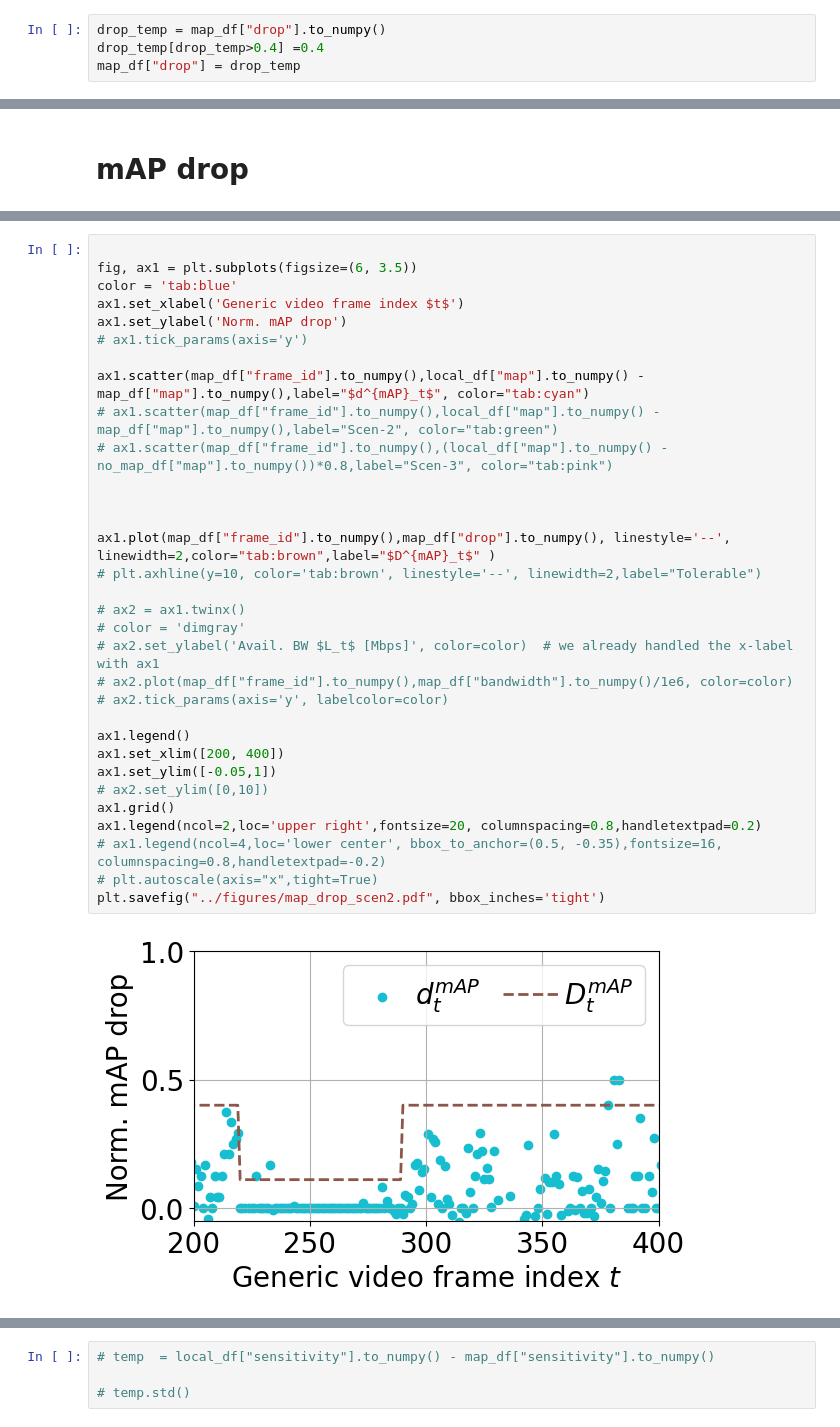
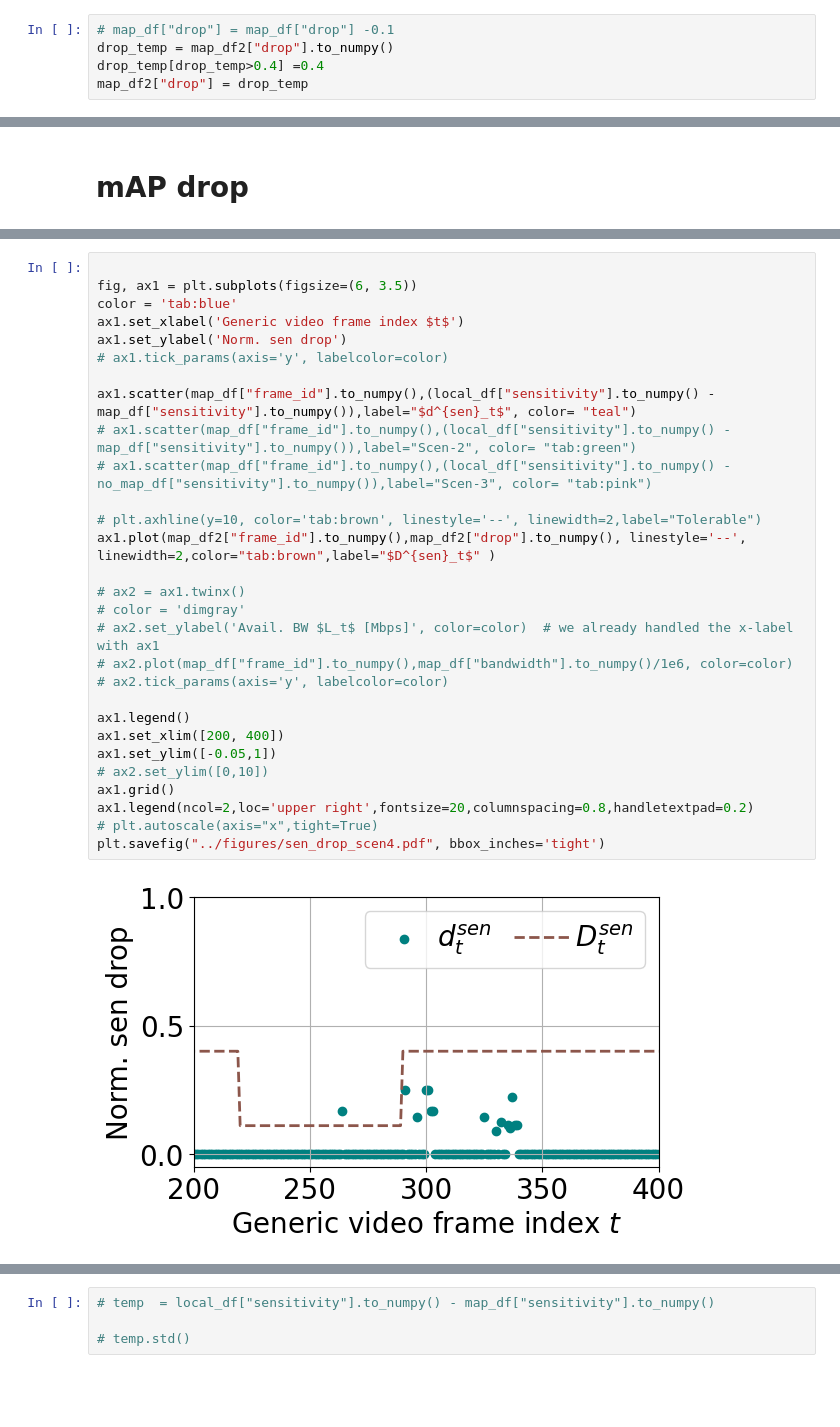
Before and after one commit to Rexyyj/split_DNN_framework, a Jupyter notebook: dynamic_framework_v2/plots/map_drop_journal_v4_large.ipynb, the cells around one changed output, grey strips where cells are left out. Cells and saved outputs as stored; diff of their text form; blank space fills up the shorter version.

```diff
--- a/dynamic_framework_v2/plots/map_drop_journal_v4_large.ipynb
+++ b/dynamic_framework_v2/plots/map_drop_journal_v4_large.ipynb
@@ -26,7 +26,8 @@ no_mag_df = pd.read_csv("../measurements/real_bw_no_jpeg/manager.csv")
 # %%
-drop_temp = map_df["drop"].to_numpy()
+# map_df["drop"] = map_df["drop"] -0.1
+drop_temp = map_df2["drop"].to_numpy()
 drop_temp[drop_temp>0.4] =0.4
-map_df["drop"] = drop_temp
+map_df2["drop"] = drop_temp
 # %%
 map_df.head()
 # %% [output]
@@ -85,34 +86,31 @@ plt.savefig("../figures/map_drop_scen1.pdf", bbox_inches='tight')
 # %%
 
 fig, ax1 = plt.subplots(figsize=(6, 3.5))
 color = 'tab:blue'
 ax1.set_xlabel('Generic video frame index $t$')
-ax1.set_ylabel('Norm. mAP drop')
-# ax1.tick_params(axis='y')
+ax1.set_ylabel('Norm. sen drop')
+# ax1.tick_params(axis='y', labelcolor=color)
 
-ax1.scatter(map_df["frame_id"].to_numpy(),local_df["map"].to_numpy() - map_df["map"].to_numpy(),label="$d^{mAP}_t$", color="tab:cyan")
-# ax1.scatter(map_df["frame_id"].to_numpy(),local_df["map"].to_numpy() - map_df["map"].to_numpy(),label="Scen-2", color="tab:green")
-# ax1.scatter(map_df["frame_id"].to_numpy(),(local_df["map"].to_numpy() - no_map_df["map"].to_numpy())*0.8,label="Scen-3", color="tab:pink")
+ax1.scatter(map_df["frame_id"].to_numpy(),(local_df["sensitivity"].to_numpy() - map_df["sensitivity"].to_numpy()),label="$d^{sen}_t$", color= "teal")
+# ax1.scatter(map_df["frame_id"].to_numpy(),(local_df["sensitivity"].to_numpy() - map_df["sensitivity"].to_numpy()),label="Scen-2", color= "tab:green")
+# ax1.scatter(map_df["frame_id"].to_numpy(),(local_df["sensitivity"].to_numpy() - no_map_df["sensitivity"].to_numpy()),label="Scen-3", color= "tab:pink")
 
-
-
-ax1.plot(map_df["frame_id"].to_numpy(),map_df["drop"].to_numpy(), linestyle='--', linewidth=2,color="tab:brown",label="$D^{mAP}_t$" )
 # plt.axhline(y=10, color='tab:brown', linestyle='--', linewidth=2,label="Tolerable")
+ax1.plot(map_df2["frame_id"].to_numpy(),map_df2["drop"].to_numpy(), linestyle='--', linewidth=2,color="tab:brown",label="$D^{sen}_t$" )
 
 # ax2 = ax1.twinx()
 # color = 'dimgray'
 # ax2.set_ylabel('Avail. BW $L_t$ [Mbps]', color=color)  # we already handled the x-label with ax1
 # ax2.plot(map_df["frame_id"].to_numpy(),map_df["bandwidth"].to_numpy()/1e6, color=color)
 # ax2.tick_params(axis='y', labelcolor=color)
 
 ax1.legend()
 ax1.set_xlim([200, 400])
 ax1.set_ylim([-0.05,1])
 # ax2.set_ylim([0,10])
 ax1.grid()
-ax1.legend(ncol=2,loc='upper right',fontsize=20, columnspacing=0.8,handletextpad=0.2)
-# ax1.legend(ncol=4,loc='lower center', bbox_to_anchor=(0.5, -0.35),fontsize=16, columnspacing=0.8,handletextpad=-0.2)
+ax1.legend(ncol=2,loc='upper right',fontsize=20,columnspacing=0.8,handletextpad=0.2)
 # plt.autoscale(axis="x",tight=True)
-plt.savefig("../figures/map_drop_scen2.pdf", bbox_inches='tight')
+plt.savefig("../figures/sen_drop_scen4.pdf", bbox_inches='tight')
 # %% [output]
-[figure, old version]
+[figure, new version]
```
Also changed, not shown: parts of 21 cells of this notebook, 2 other files.
